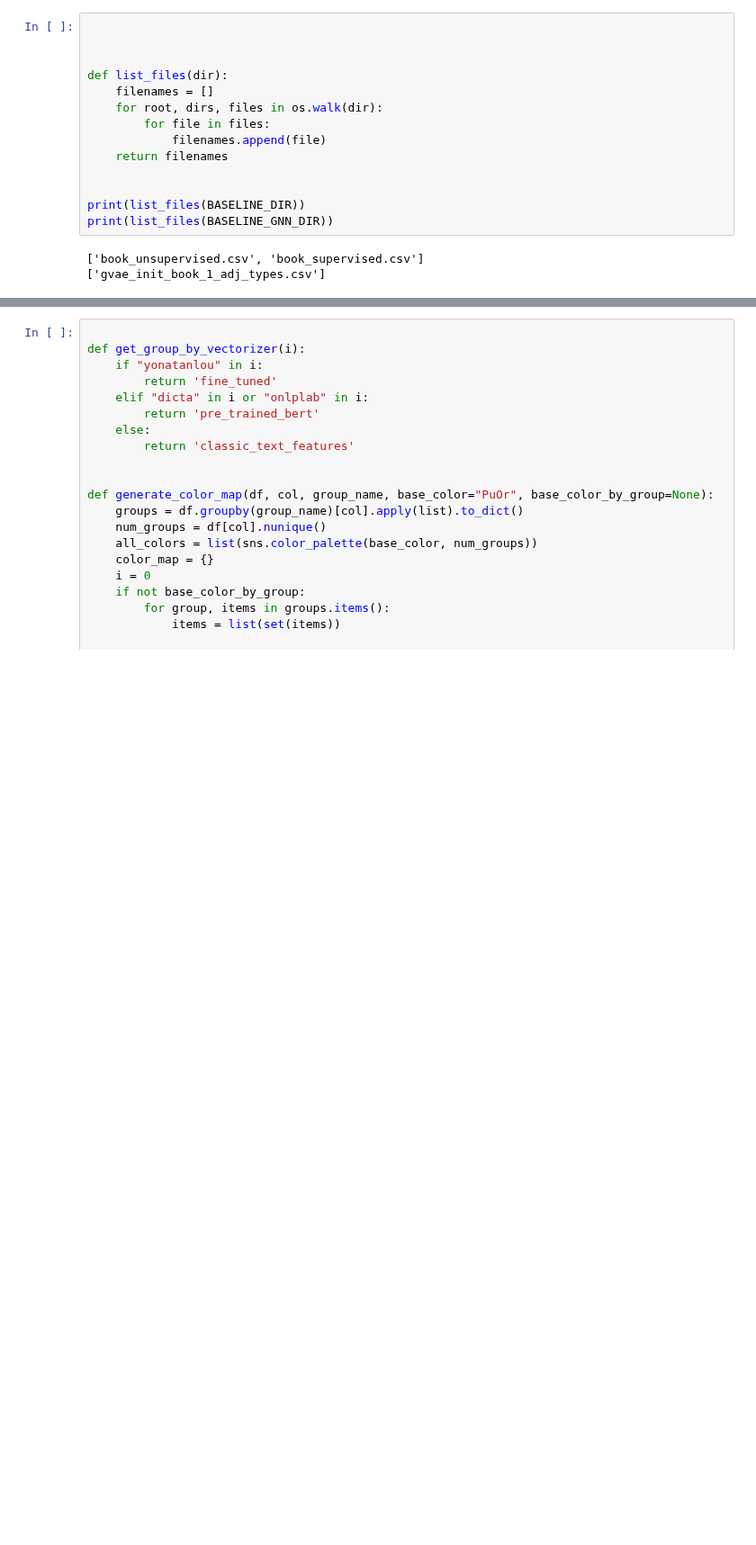
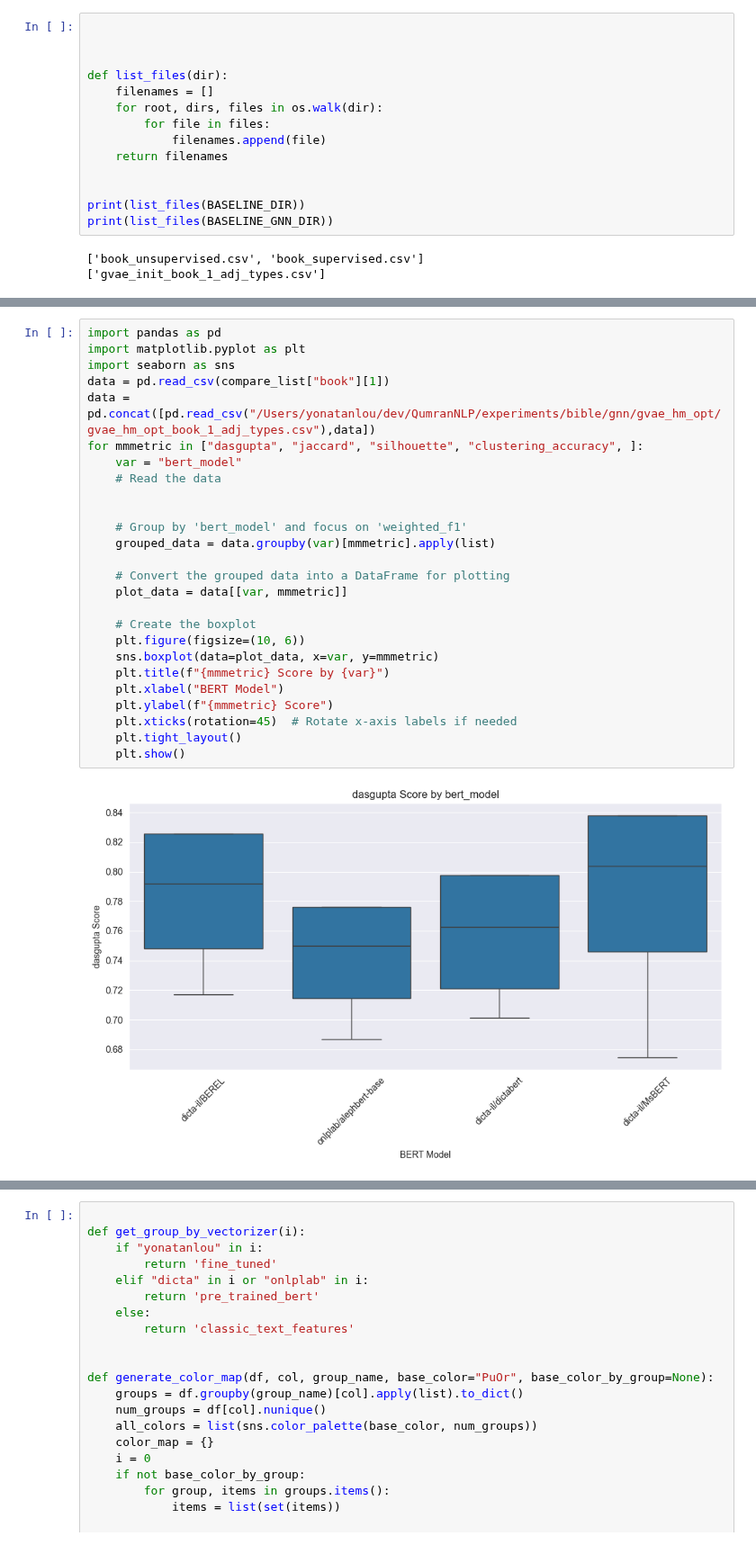
Before and after one commit to yonatanlou/QumranNLP, a Jupyter notebook: notebooks/4.2-gnn_analysis_unsupervised.ipynb, the cells around one changed output, grey strips where cells are left out. Shown at 90% size. Drawn from its saved outputs; the diff is of its cells as text; blank space fills up the shorter version.

```diff
--- a/notebooks/4.2-gnn_analysis_unsupervised.ipynb
+++ b/notebooks/4.2-gnn_analysis_unsupervised.ipynb
@@ -74,0 +71,28 @@ all_results = generate_all_results(compare_list, tasks, MAIN_METRIC)
+# %%
+import pandas as pd
+import matplotlib.pyplot as plt
+import seaborn as sns
+data = pd.read_csv(compare_list["book"][1])
+data = pd.concat([pd.read_csv("/Users/yonatanlou/dev/QumranNLP/experiments/bible/gnn/gvae_hm_opt/gvae_hm_opt_book_1_adj_types.csv"),data])
+for mmmetric in ["dasgupta", "jaccard", "silhouette", "clustering_accuracy", ]:
+    var = "bert_model"
+    # Read the data
+
+
+    # Group by 'bert_model' and focus on 'weighted_f1'
+    grouped_data = data.groupby(var)[mmmetric].apply(list)
+
+    # Convert the grouped data into a DataFrame for plotting
+    plot_data = data[[var, mmmetric]]
+
+    # Create the boxplot
+    plt.figure(figsize=(10, 6))
+    sns.boxplot(data=plot_data, x=var, y=mmmetric)
+    plt.title(f"{mmmetric} Score by {var}")
+    plt.xlabel("BERT Model")
+    plt.ylabel(f"{mmmetric} Score")
+    plt.xticks(rotation=45)  # Rotate x-axis labels if needed
+    plt.tight_layout()
+    plt.show()
+# %% [output]
+[figure, added]
```
Also changed, not shown: parts of 4 cells of this notebook, 6 other files.
